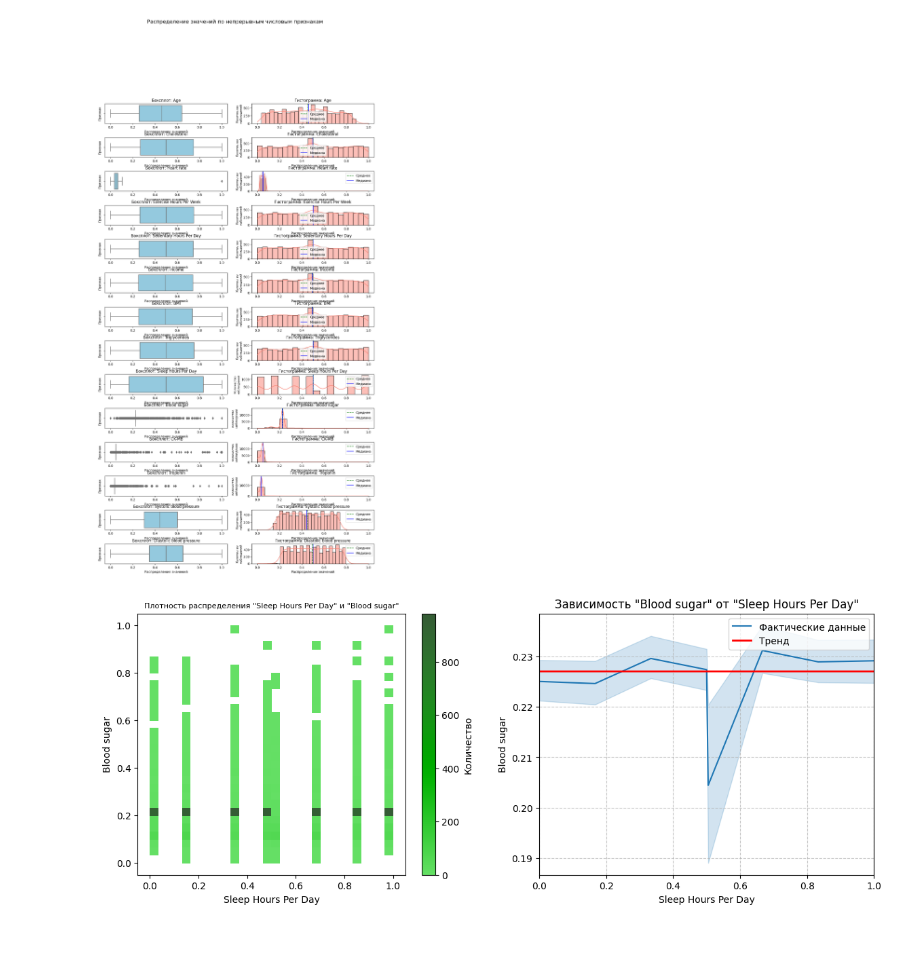
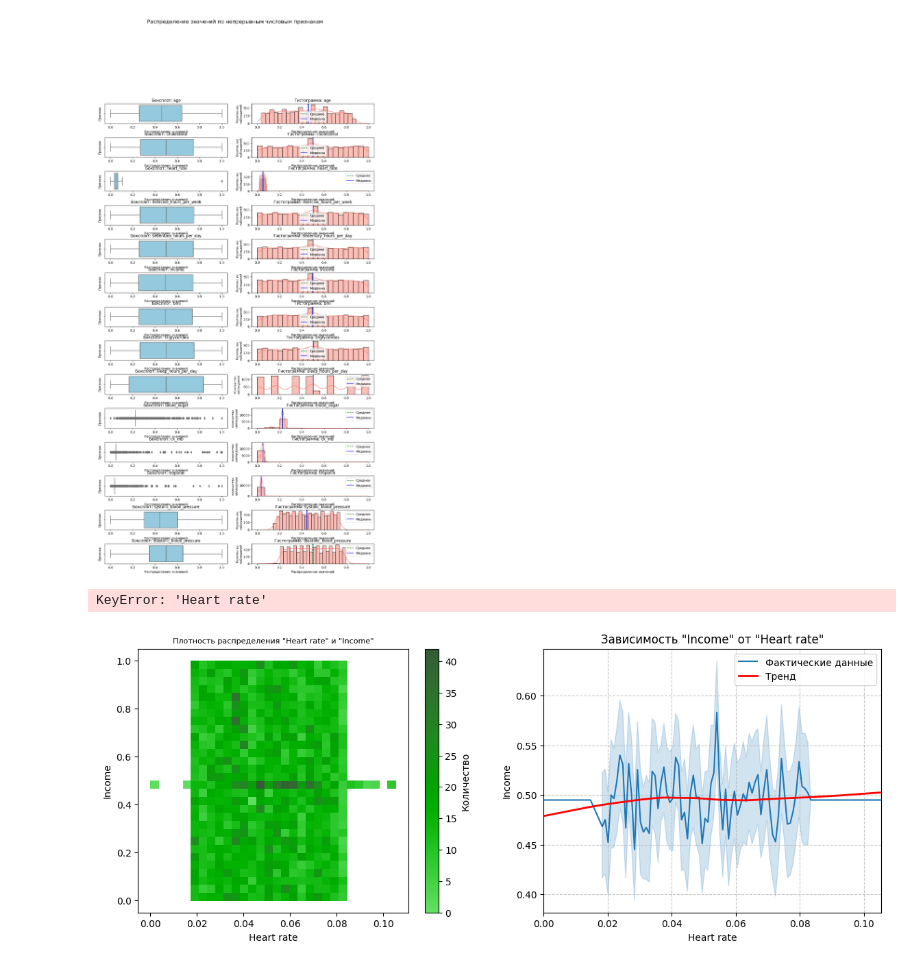
Before and after one commit to madLary/practicum-workshop-cvd-model, a Jupyter notebook: workshop-cdv-research.ipynb, the cells around one changed output. Saved outputs shown, nothing was run; the diff lists cells and outputs as text; code cells hidden in the pictures; blank space fills up the shorter version.

```diff
--- a/workshop-cdv-research.ipynb
+++ b/workshop-cdv-research.ipynb
@@ -841,7 +885,12 @@ analyze_continuous_features(train, continuous_features=['Age',
 АНАЛИЗ ЧИСЛОВЫХ НЕПРЕРЫВНЫХ ПРИЗНАКОВ
 ==================================================
 [figure]
+# %%
+train = train.loc[train['heart_rate'] < 0.8]
+analyze_continuous_features(train, continuous_features=['heart_rate'])
+# %% [output]
+KeyError: 'Heart rate'
 # %%
-analyze_two_contonuous_features(train, X='Sleep Hours Per Day', Y='Blood sugar')
+analyze_two_contonuous_features(train, X='heart_rate', Y='income')
 # %% [output]
-[figure, old version]
+[figure, new version]
```
Also changed, not shown: parts of 7 cells of this notebook.
